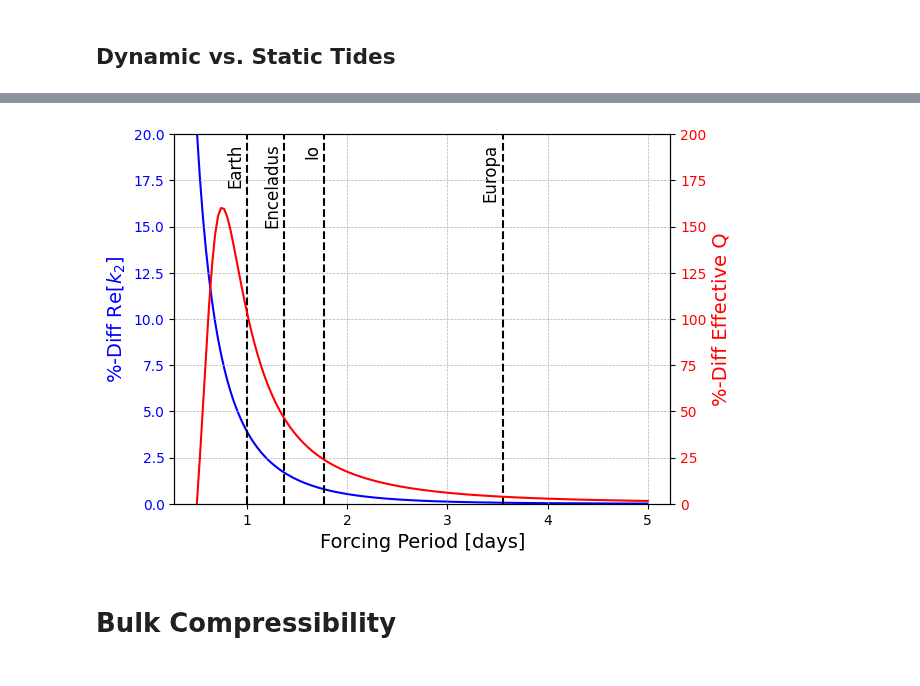
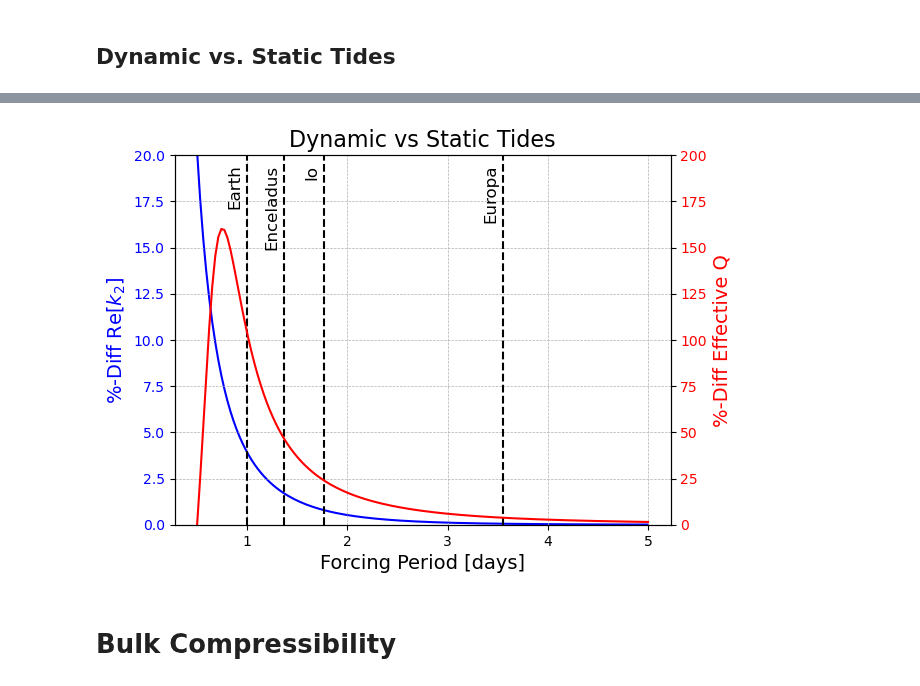
Before and after one commit to jrenaud90/TidalPy, a Jupyter notebook: Papers/2025-JOSS/figures/joss_figures.ipynb, the cells around one changed output, grey strips where cells are left out. Saved outputs shown, nothing was run; the diff lists cells and outputs as text; code cells hidden in the pictures.

Commit message:
Updates JOSS graphics

```diff
--- a/Papers/2025-JOSS/figures/joss_figures.ipynb
+++ b/Papers/2025-JOSS/figures/joss_figures.ipynb
@@ -6,6 +6,7 @@ Last updated in November 2025 to work with at least TidalPy v0.7.0.
 # %%
 import numpy as np
 import matplotlib.pyplot as plt
+
 from matplotlib.colors import LogNorm
 import matplotlib.gridspec as gridspec
 import cmcrameri.cm as cmc
@@ -17,6 +18,10 @@ from TidalPy.utilities.conversions import orbital_motion2semi_a
 from TidalPy.utilities.numpy_helper.array_other import neg_array_for_log_plot, find_nearest
 from TidalPy.constants import radius_earth, mass_earth, mass_solar, radius_solar, au
 
+use_darkmode = False
+if use_darkmode:
+    plt.style.use('dark_background')
+
 from helpers import planet_4layer, solve_venus
 
 print(f"TidalPy Version: {TidalPy.version}.")
@@ -54,53 +60,64 @@ Working on index: 149
 # %%
 fig, ax = plt.subplots()
 ax2 = ax.twinx()
+
+red = 'r'
+blue = 'b'
+if use_darkmode:
+    red = '#ff3333'
+    blue = '#0092cc'
 
 real_percent_diff = 100.0 * (np.real(k2s_dyn_incomp) - np.real(k2s_static)) / np.real(k2s_static)
 imag_percent_diff = 100.0 * (np.imag(k2s_dyn_incomp) - np.imag(k2s_static)) / np.imag(k2s_static)
 effective_Q_diff = 100.0 * (effective_q_dynamic - effective_q_static) / effective_q_static
 
-ax.plot(days, real_percent_diff, c='b', ls='-', label='Static', zorder=1)
+ax.plot(days, real_percent_diff, c=blue, ls='-', label='Static', zorder=1)
 # ax.plot(days, np.real(k2s_dyn_incomp), c='b', ls='-', label='Dynamic')
-ax2.plot(days, effective_Q_diff, c='r', ls='-', zorder=2)
+ax2.plot(days, effective_Q_diff, c=red, ls='-', zorder=2)
 # ax2.plot(days, -np.imag(k2s_dyn_incomp), c='r', ls='-')
 
 objects = {
     'Enceladus': 1.37,
     'Europa': 3.551,
     'Io': 1.769,
     'Earth': 1.0,
 }
 
+
 for name, period in objects.items():
-    ax.axvline(x=period, linestyle='--', c='k')
+    _c = 'k'
+    if use_darkmode:
+        _c = 'w'
+    ax.axvline(x=period, linestyle='--', c=_c)
     txt = ax.text(
         period - 0.12,
         0.92*ax.get_ylim()[1],
         name,
         rotation=90,
         verticalalignment='top',
         horizontalalignment='center',
         fontsize=12,
         zorder=10)
 
-ax.set_ylabel('%-Diff Re[$k_2$]', c='b', fontsize=14)
-ax2.set_ylabel('%-Diff Effective Q', c='r', fontsize=14)
+ax.set_title('Dynamic vs Static Tides', fontsize=16)
+ax.set_ylabel('%-Diff Re[$k_2$]', c=blue, fontsize=14)
+ax2.set_ylabel('%-Diff Effective Q', c=red, fontsize=14)
 ax.set_xlabel('Forcing Period [days]', fontsize=14)
 ax.set_xscale('linear')
 ax2.set_yscale('linear')
 ax2.set_ylim(0, 200)
 ax.set_ylim(0, 20)
 for tick in ax.get_yticklabels():
-    tick.set_color('b')
+    tick.set_color(blue)
 for tick in ax2.get_yticklabels():
-    tick.set_color('r')
+    tick.set_color(red)
 
 ax.grid(True, which='both', ls='--', lw=0.5)
 ax.legend
 plt.show()
 fig.savefig("dynamic_vs_static_tides.png", dpi=300)
 # %% [output]
-[figure, old version]
+[figure, new version]
 # %% [markdown]
 # Bulk Compressibility
 # %%
```
Also changed, not shown: parts of 10 cells of this notebook, 31 other files.
